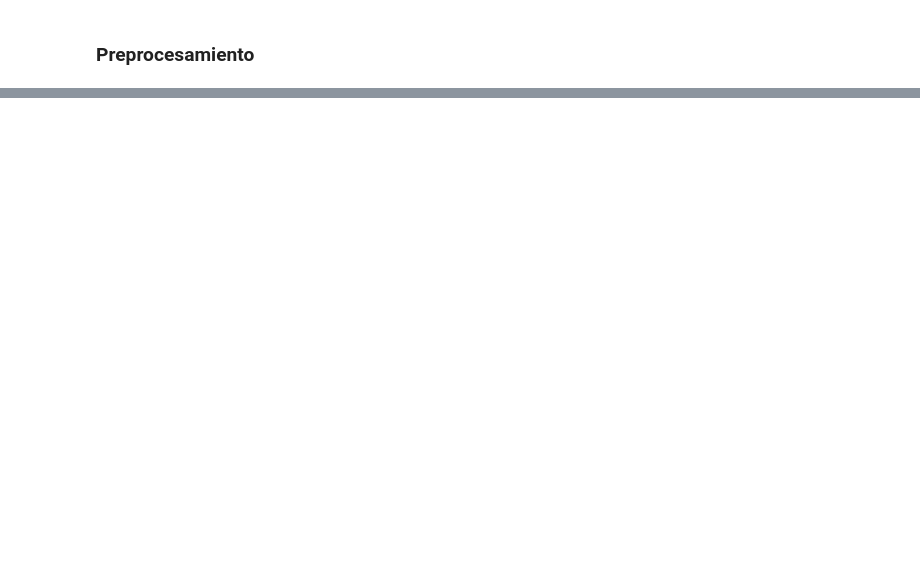
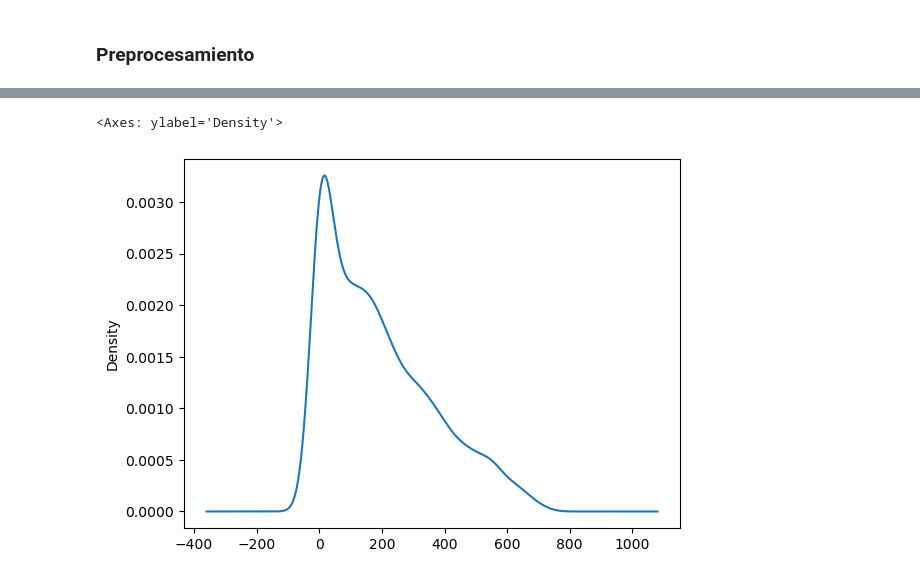
Before and after one commit to ucvia/dm, a Jupyter notebook: labs/eda.ipynb, the cells around one changed output, grey strips where cells are left out. Drawn from its saved outputs; the diff is of its cells as text; code cells hidden in the pictures; blank space fills up the shorter version.

```diff
--- a/labs/eda.ipynb
+++ b/labs/eda.ipynb
@@ -40,0 +39,13 @@ df.head()
+# %%
+import numpy as np
+from datetime import datetime
+
+df_date_grouped = df.sort_values('date').groupby(['member','item']).agg('|'.join).reset_index()
+df_date_grouped['n_buys'] = df_date_grouped['date'].apply(lambda x: len(x.split('|')))
+df_date_grouped = df_date_grouped[df_date_grouped['n_buys'] > 1]
+df_date_grouped.drop('n_buys', axis=1)
+df_date_grouped = df_date_grouped.sort_values('n_buys', ascending=False)
+df_date_grouped['date'] = df_date_grouped['date'].apply(lambda x: x.split('|'))
+df_date_grouped['date'] = df_date_grouped['date'].apply(lambda x: sorted([datetime.strptime(x_, '%d-%m-%Y') for x_ in x]))
+df_date_grouped['date_mean'] = df_date_grouped['date'].apply(lambda x: np.mean([x_.days for x_ in np.diff(x)]))
+df_date_grouped['date_std'] = df_date_grouped['date'].apply(lambda x: np.std(np.diff([x_.days for x_ in np.diff(x)])))
@@ -40,0 +68,7 @@ df.head()
+# %%
+# df_date_grouped.apply(lambda x: np.average(x.wt, weights=x.value))
+# (values * weights).groupby(by).sum() / weights.groupby(by).sum()
+df_date_grouped['date_mean'].plot(kind='kde')
+# %% [output]
+<Axes: ylabel='Density'>
+[figure, added]
```
Also changed, not shown: parts of 9 cells of this notebook, 1 other file.
